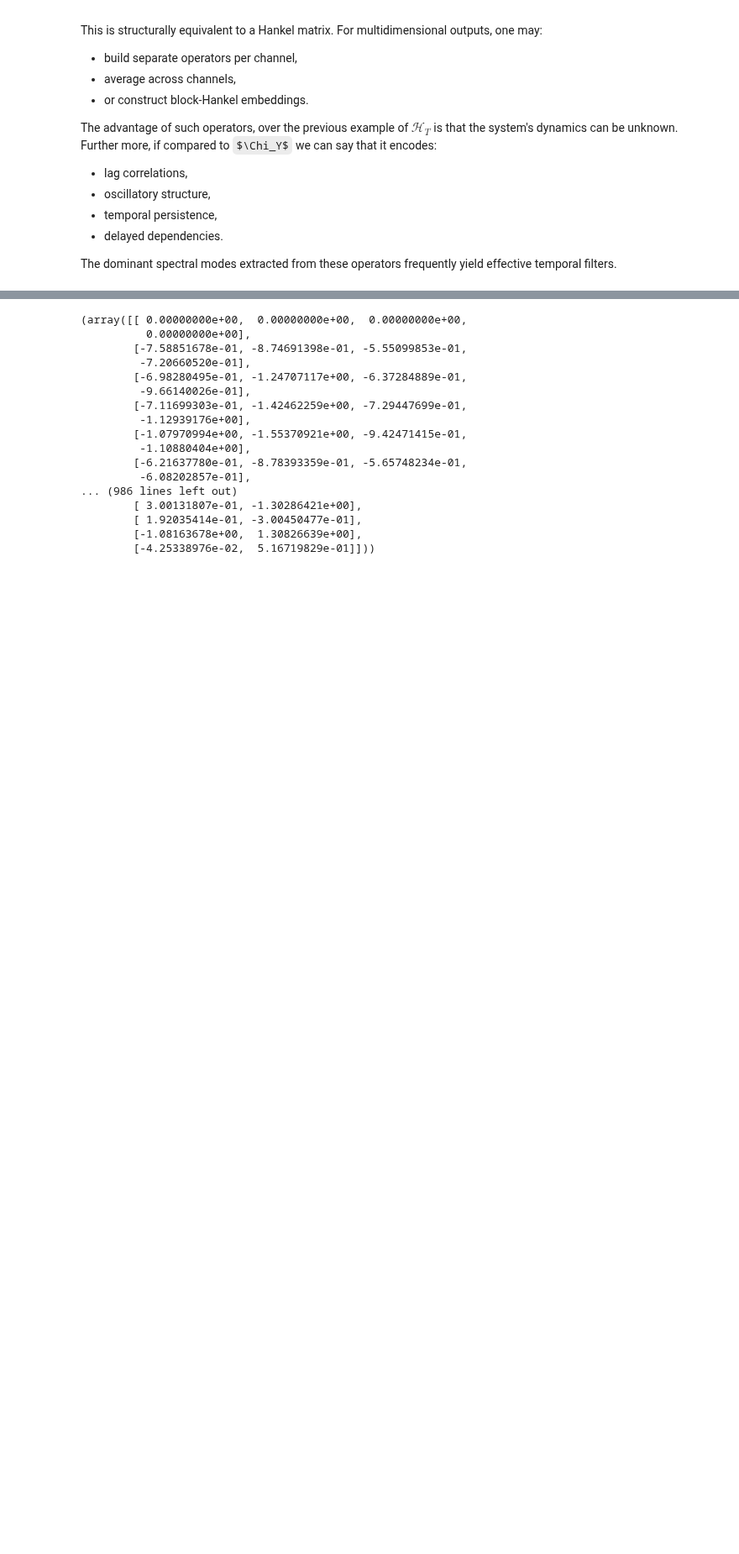
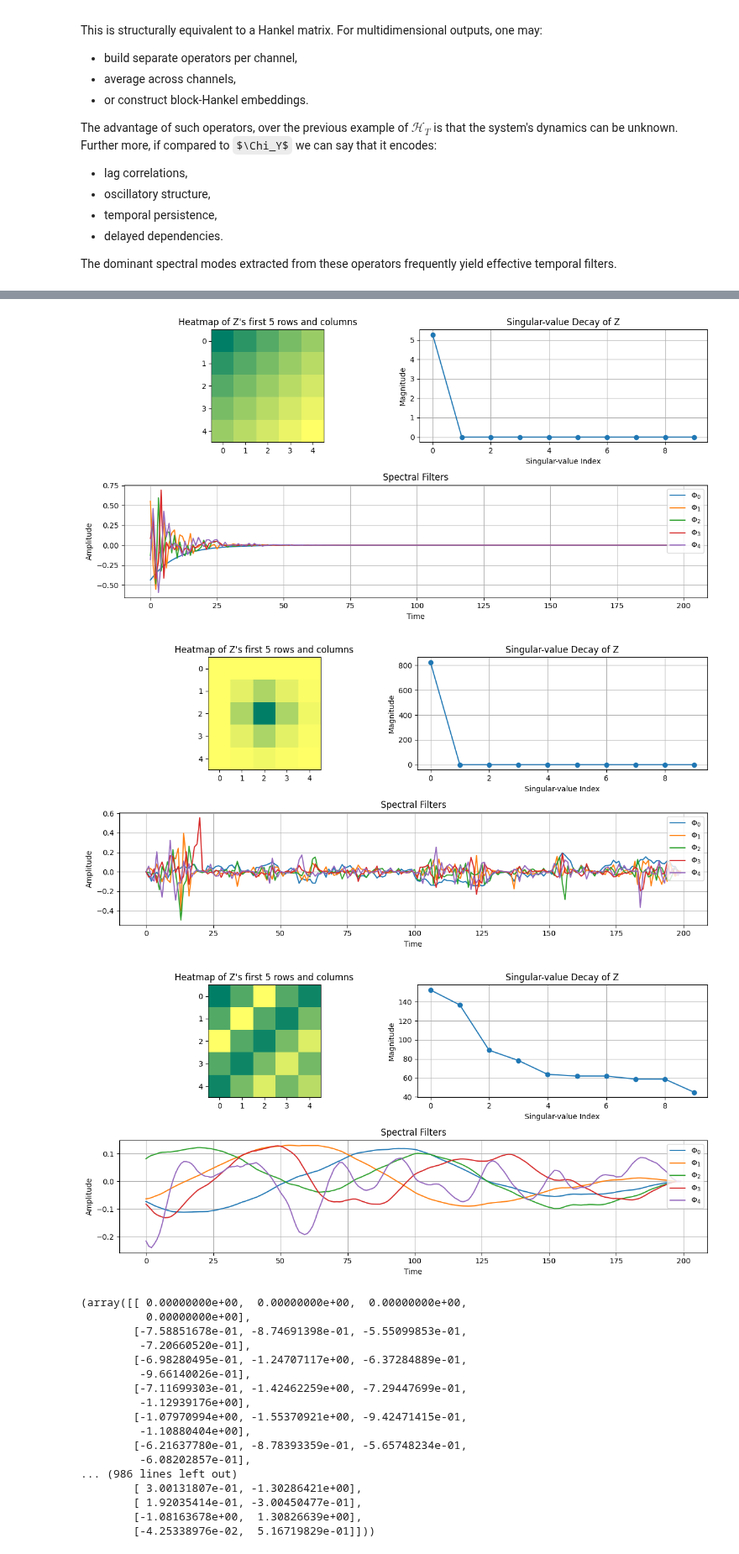
Before and after one commit to RicksonMonteiroML/spectral-Filtering-with-vaw, a Jupyter notebook: notebooks/00_introduction_spectral_filtering_with_vaw.ipynb, the cells around one changed output, grey strips where cells are left out. Shown at 84% size. Saved outputs shown, nothing was run; the diff lists cells and outputs as text; code cells hidden in the pictures; some formulas as TeX source; blank space fills up the shorter version.

Commit message:
spectral analysis of three proposed approaches for kernel matrices

```diff
--- a/notebooks/00_introduction_spectral_filtering_with_vaw.ipynb
+++ b/notebooks/00_introduction_spectral_filtering_with_vaw.ipynb
@@ -317,19 +318,19 @@ C = np.array([[1.0]])
 # %% [markdown]
 ### 2.3 Visualization Utilities
 # %%
-def display_hankel_matrix(Z, sorted_eigenvalues, sorted_eigenvectors, rc_to_plot = 5, n_eigenvalues_to_plot = 10, n_eigenvectors_to_plot = 5, plotting_singular_values=False):
+def display_hankel_matrix(Z, sorted_eigenvalues, sorted_eigenvectors, rc_to_plot = 5, n_eigenvalues_to_plot = 10, n_eigenvectors_to_plot = 5, plotting_singular_values=False, mat_name = "Z"):
     fig = plt.figure(figsize=(12, 6))
     value_str = "Singular-value" if plotting_singular_values else "Eigenvalue"
     # Top left (square)
     ax2 = plt.subplot2grid((2, 2), (0, 0))
     ax2.imshow(Z[0:rc_to_plot,0:rc_to_plot], cmap='summer_r')  # 'viridis' is a perceptually uniform colormap
-    ax2.set_title(f"Heatmap of Z's first {rc_to_plot} rows and columns")
+    ax2.set_title(f"Heatmap of {mat_name}'s first {rc_to_plot} rows and columns")
 
 
     # Top right (square)
     ax1 = plt.subplot2grid((2, 2), (0, 1))
     ax1.plot(sorted_eigenvalues[:n_eigenvalues_to_plot], marker='o')
-    ax1.set_title(f"{value_str} Decay of Z")
+    ax1.set_title(f"{value_str} Decay of {mat_name}")
     ax1.set_xlabel(f"{value_str} Index")
     ax1.set_ylabel("Magnitude")
     ax1.grid()
@@ -1819,6 +1819,52 @@ These constructions correspond to progressively weaker assumptions about knowled
 - full model-based dynamics,
 - trajectory statistics,
 - purely temporal structure.
+# %%
+def rollout(A, B, C, T, noise_std=0.0):
+    n, _ = A.shape
+    _, q = B.shape
+    r, _ = C.shape
+
+    x = np.zeros((T + 1, n))
+
+    u = np.random.randn(T, q)
+
+    y = np.zeros((T, r))
+
+    for t in range(T):
+        x[t + 1] = A @ x[t] + B @ u[t]
+
+        if noise_std > 0:
+            x[t + 1] += noise_std * np.random.randn(n)
+
+        y[t] = C @ x[t]
+
+    return x, u, y
+
+T = 200
+
+x, u, y = rollout(A, B, C, T=T, noise_std=0.01)
+
+signal = y[:, 0]
+
+H_oc = hankel_operator(A, B, C, T)
+
+H_yy = output_autocorrelation(y)
+
+H_sk = skewed_diagonal(signal, T)
+
+# get filter banks
+filters_oc = spectral_analysis(H_oc)
+filters_yy = spectral_analysis(H_yy)
+filters_sk = spectral_analysis(H_sk)
+
+display_hankel_matrix(H_oc, filters_oc["singular_values"], filters_oc["left_singular_vectors"], plotting_singular_values=True)
+display_hankel_matrix(H_yy, filters_yy["singular_values"], filters_yy["left_singular_vectors"], plotting_singular_values=True)
+display_hankel_matrix(H_sk, filters_sk["singular_values"], filters_sk["left_singular_vectors"], plotting_singular_values=True)
+# %% [output]
+[figure, added]
+[figure, added]
+[figure, added]
 # %%
 # # ============================================================
 # # Multidimensional Spectral Filtering Comparison
```
Also changed, not shown: parts of 5 cells of this notebook.
